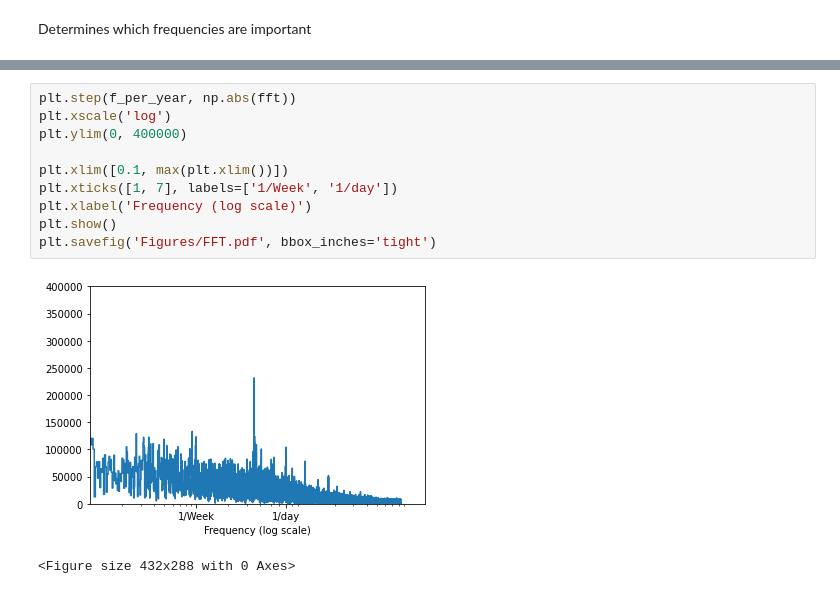
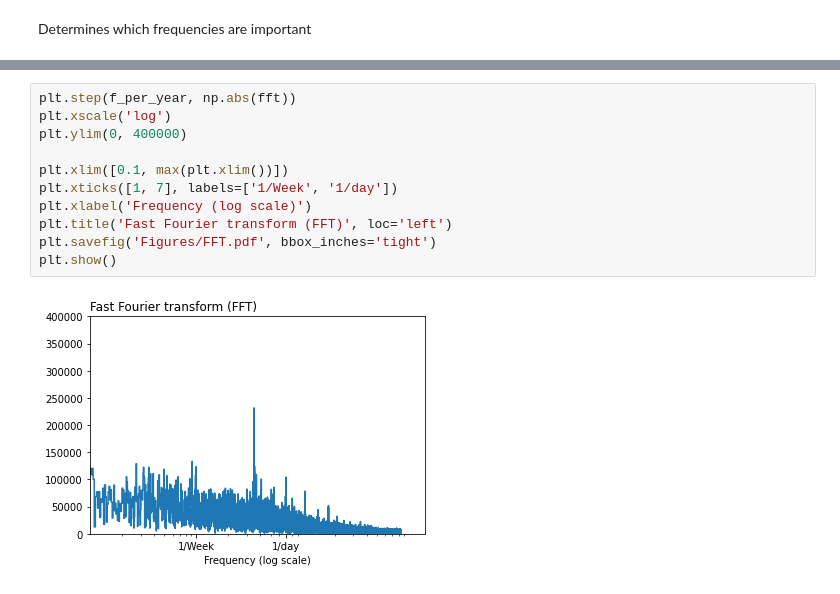
Before and after one commit to kierensharma/AI_Pancreas, a Jupyter notebook: data_analysis.ipynb, the cells around one changed output, grey strips where cells are left out. Saved outputs shown, nothing was run; the diff lists cells and outputs as text.

```diff
--- a/data_analysis.ipynb
+++ b/data_analysis.ipynb
@@ -73,13 +70,13 @@ To enable them in other operations, rebuild TensorFlow with the appropriate comp
 # %%
 plt.step(f_per_year, np.abs(fft))
 plt.xscale('log')
 plt.ylim(0, 400000)
 
 plt.xlim([0.1, max(plt.xlim())])
 plt.xticks([1, 7], labels=['1/Week', '1/day'])
 plt.xlabel('Frequency (log scale)')
+plt.title('Fast Fourier transform (FFT)', loc='left')
+plt.savefig('Figures/FFT.pdf', bbox_inches='tight')
 plt.show()
-plt.savefig('Figures/FFT.pdf', bbox_inches='tight')
 # %% [output]
-[figure, old version]
+[figure, new version]
-<Figure size 432x288 with 0 Axes>
```
Also changed, not shown: parts of 1 cell of this notebook, 1 other file.
